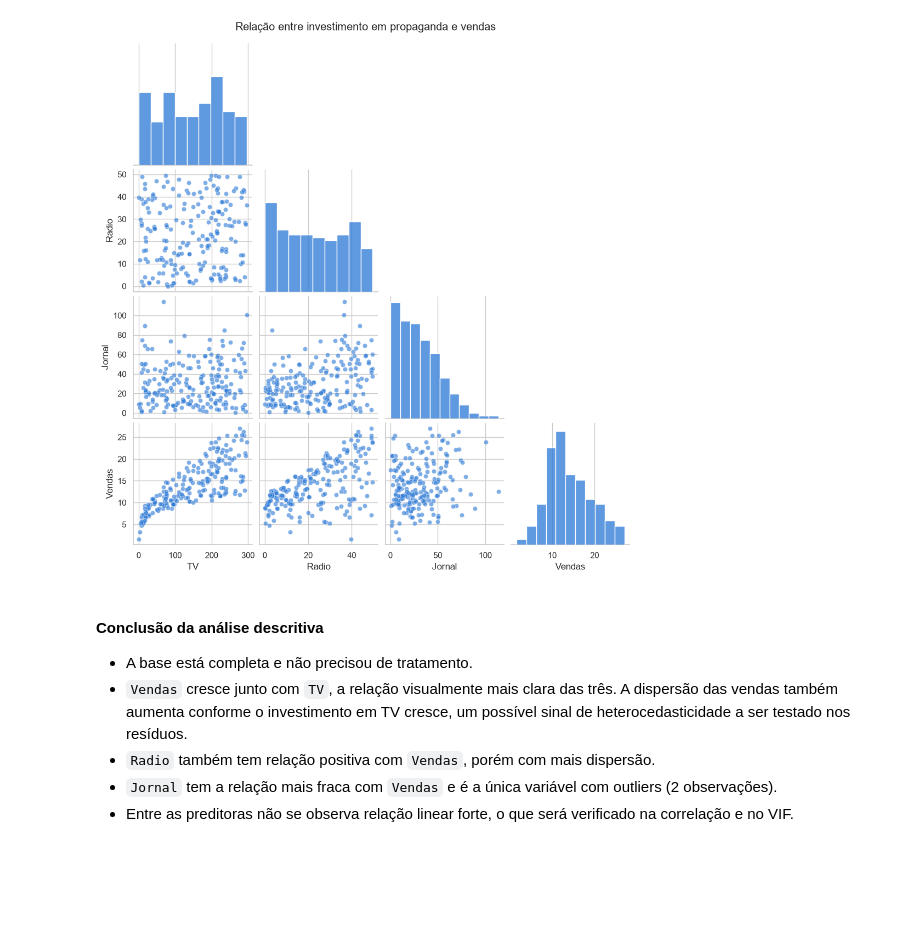
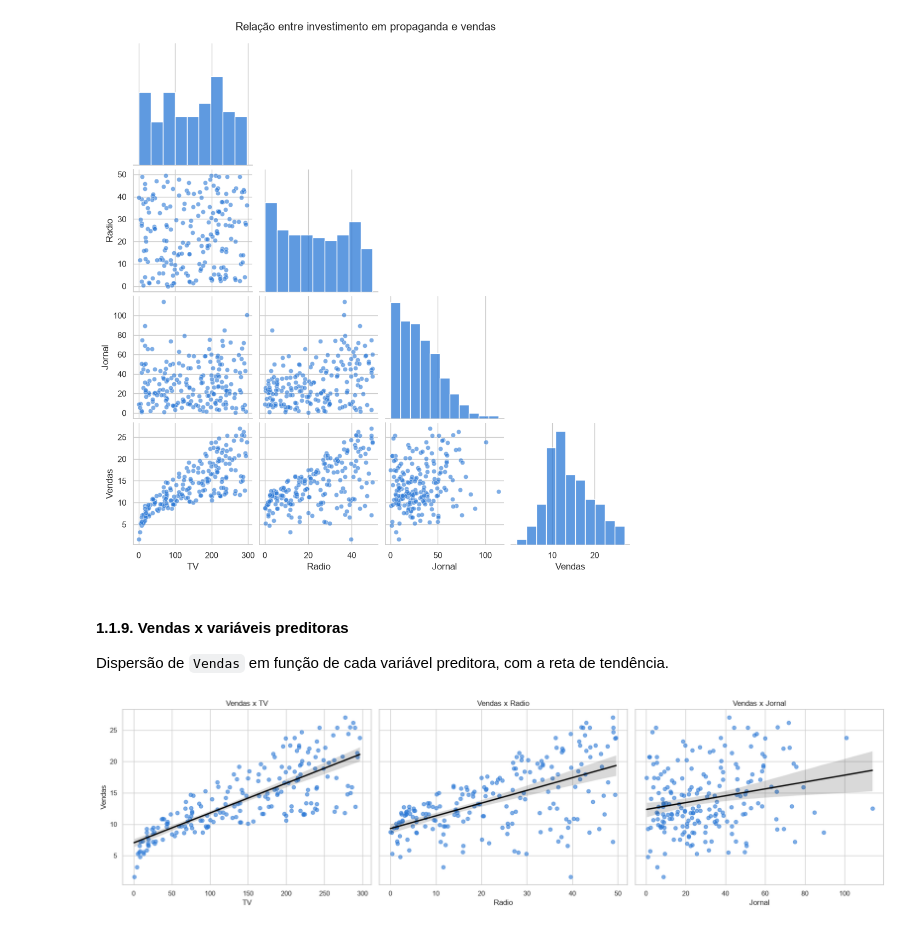
Before and after one commit to joaopdroslv/modelos-de-regressao-pucminas, a Jupyter notebook: Atividades/Lista_1/notebooks/Lista_1 - Análises.ipynb, the cells around one changed output. Cells and saved outputs as stored; diff of their text form; code cells hidden in the pictures; blank space fills up the shorter version.

Commit message:
AI generated data analysis removed and enumerated sections added

```diff
--- a/Atividades/Lista_1/notebooks/Lista_1 - Análises.ipynb
+++ b/Atividades/Lista_1/notebooks/Lista_1 - Análises.ipynb
@@ -140,11 +168,21 @@ grafico.figure.suptitle('Relação entre investimento em propaganda e vendas', y
 plt.show()
 # %% [output]
 [figure]
-# %% [markdown]
-#### Conclusão da análise descritiva
-
-- A base está completa e não precisou de tratamento.
-- `Vendas` cresce junto com `TV`, a relação visualmente mais clara das três. A dispersão das vendas também aumenta conforme o investimento em TV cresce, um possível sinal de heterocedasticidade a ser testado nos resíduos.
-- `Radio` também tem relação positiva com `Vendas`, porém com mais dispersão.
-- `Jornal` tem a relação mais fraca com `Vendas` e é a única variável com outliers (2 observações).
-- Entre as preditoras não se observa relação linear forte, o que será verificado na correlação e no VIF.
+# %% [markdown]
+#### 1.1.9. Vendas x variáveis preditoras
+
+Dispersão de `Vendas` em função de cada variável preditora, com a reta de tendência.
+# %%
+preditoras = ['TV', 'Radio', 'Jornal']
+fig, axes = plt.subplots(1, 3, figsize=(18, 5), sharey=True)
+
+for ax, coluna in zip(axes, preditoras):
+    sns.regplot(data=propagandas, x=coluna, y='Vendas', ax=ax,
+                scatter_kws={'color': cor, 'alpha': 0.6}, line_kws={'color': 'black'})
+    ax.set_title(f'Vendas x {coluna}')
+    ax.set_ylabel('Vendas' if coluna == 'TV' else '')
+
+plt.tight_layout()
+plt.show()
+# %% [output]
+[figure, added]
```
Also changed, not shown: parts of 17 cells of this notebook.
